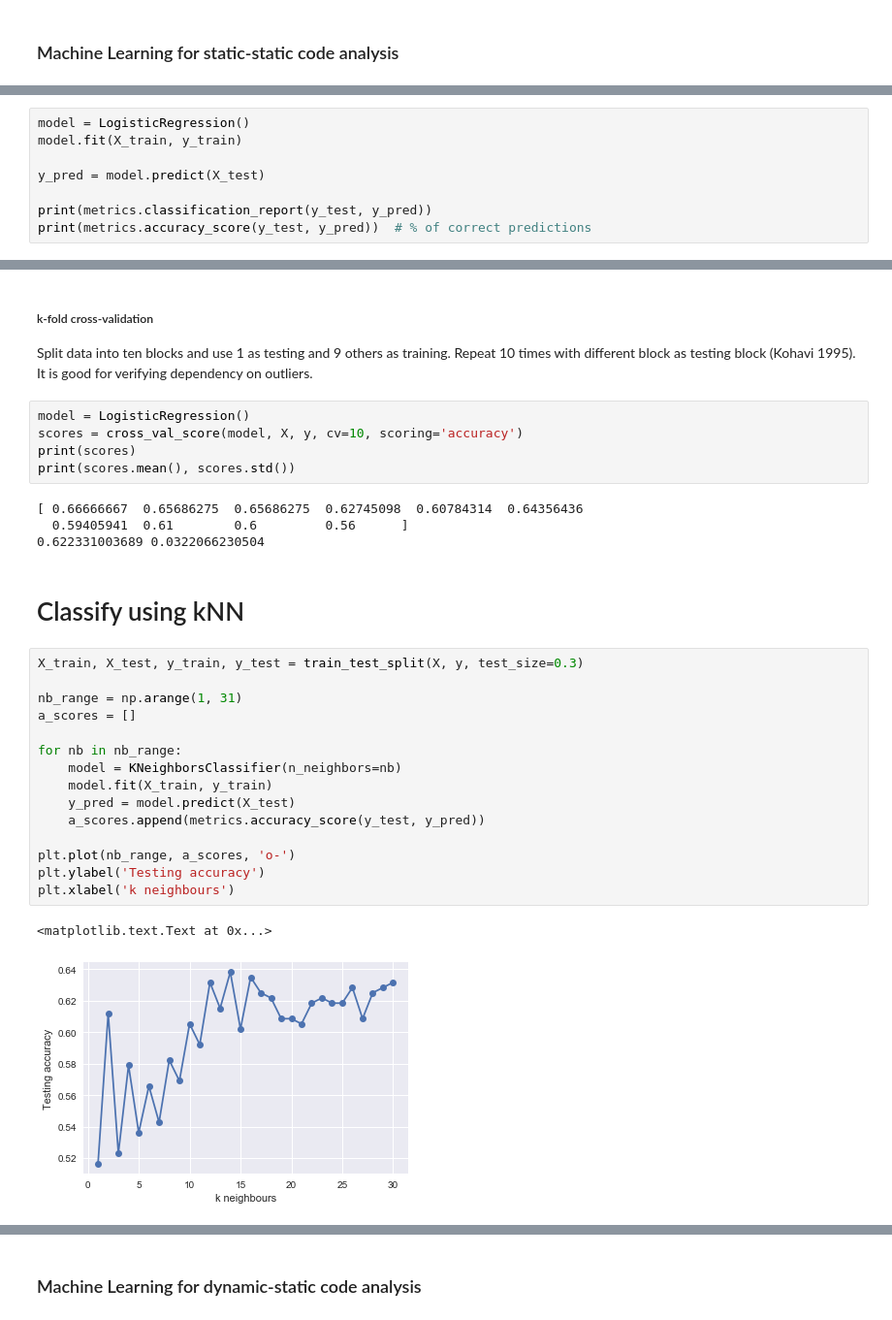
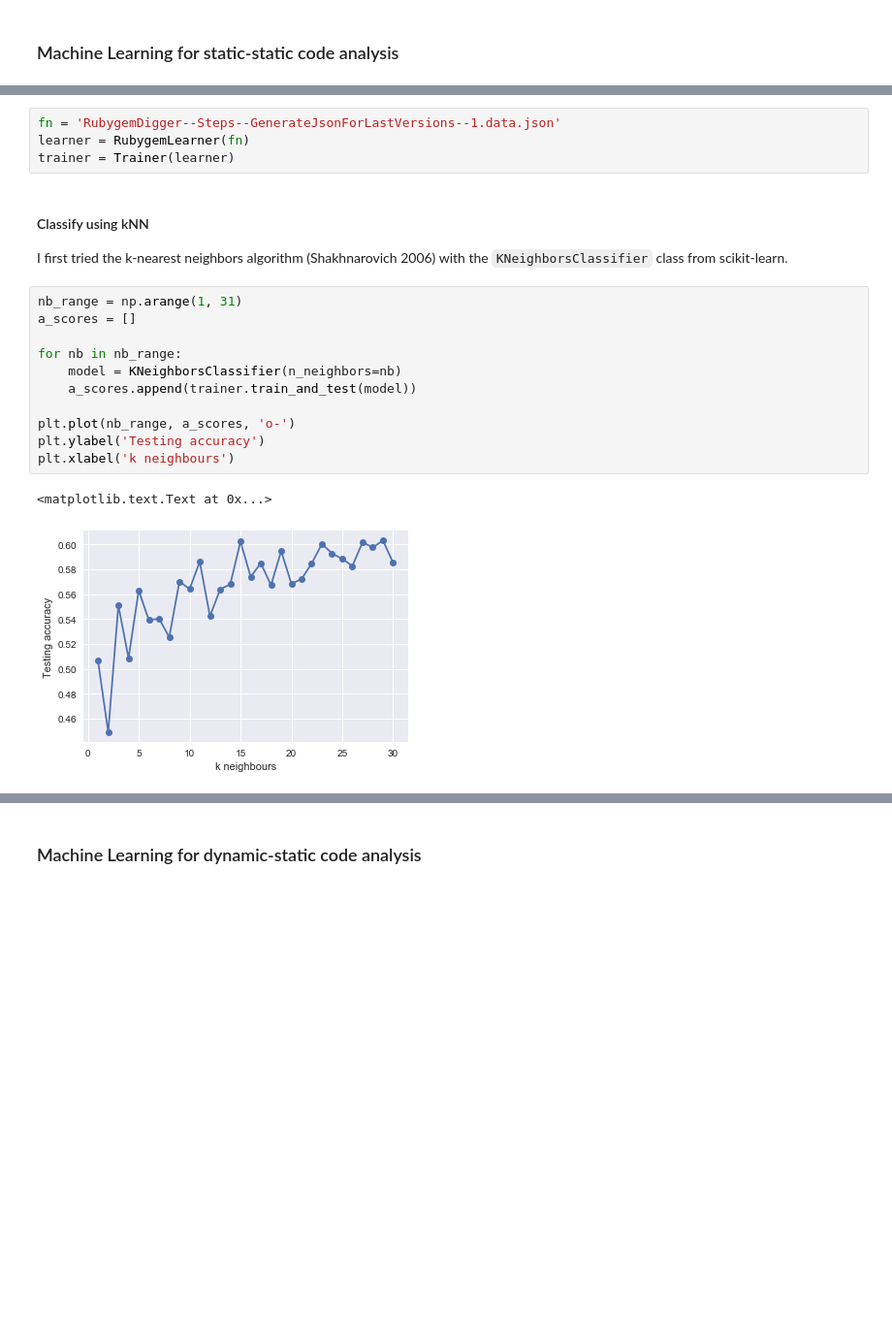
Before and after one commit to terryyin/rubygem_digger, a Jupyter notebook: notebook/Paper.ipynb, the cells around one changed output, grey strips where cells are left out. Shown at 97% size. Saved outputs shown, nothing was run; the diff lists cells and outputs as text; blank space fills up the shorter version.

```diff
--- a/notebook/Paper.ipynb
+++ b/notebook/Paper.ipynb
@@ -537,8 +489,0 @@ frequency: 0.378
-# %%
-model = LogisticRegression()
-model.fit(X_train, y_train)
-
-y_pred = model.predict(X_test)
-
-print(metrics.classification_report(y_test, y_pred))
-print(metrics.accuracy_score(y_test, y_pred))  # % of correct predictions
@@ -569,33 +490,22 @@ print(metrics.accuracy_score(y_test, y_pred_good))
-# %% [markdown]
-##### k-fold cross-validation
-
-Split data into ten blocks and use 1 as testing and 9 others as training. Repeat 10 times with different block as testing block (Kohavi 1995). It is good for verifying dependency on outliers.
-# %%
-model = LogisticRegression()
-scores = cross_val_score(model, X, y, cv=10, scoring='accuracy')
-print(scores)
-print(scores.mean(), scores.std())
-# %% [output]
-[ 0.66666667  0.65686275  0.65686275  0.62745098  0.60784314  0.64356436
-  0.59405941  0.61        0.6         0.56      ]
-0.622331003689 0.0322066230504
-# %% [markdown]
-# Classify using kNN
+# %%
+fn = 'RubygemDigger--Steps--GenerateJsonForLastVersions--1.data.json'
+learner = RubygemLearner(fn)
+trainer = Trainer(learner)
+# %% [markdown]
+#### Classify using kNN
+
+I first tried the k-nearest neighbors algorithm (Shakhnarovich 2006) with the `KNeighborsClassifier` class from scikit-learn.
 # %%
-X_train, X_test, y_train, y_test = train_test_split(X, y, test_size=0.3)
-
 nb_range = np.arange(1, 31)
 a_scores = []
 
 for nb in nb_range:
     model = KNeighborsClassifier(n_neighbors=nb)
-    model.fit(X_train, y_train)
-    y_pred = model.predict(X_test)
-    a_scores.append(metrics.accuracy_score(y_test, y_pred))
+    a_scores.append(trainer.train_and_test(model))
 
 plt.plot(nb_range, a_scores, 'o-')
 plt.ylabel('Testing accuracy')
 plt.xlabel('k neighbours')
 # %% [output]
 <matplotlib.text.Text at 0x...>
-[figure, old version]
+[figure, new version]
```
Also changed, not shown: parts of 20 cells of this notebook, 3 other files.
